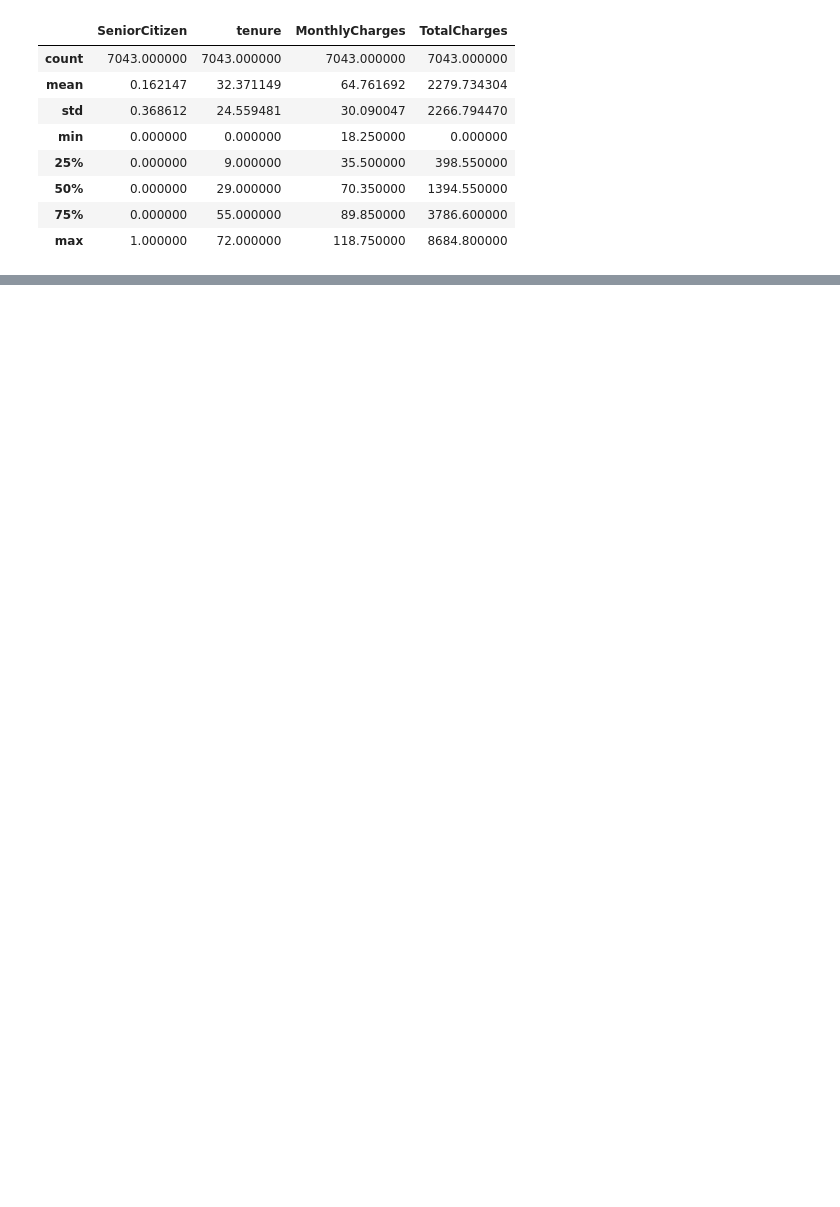
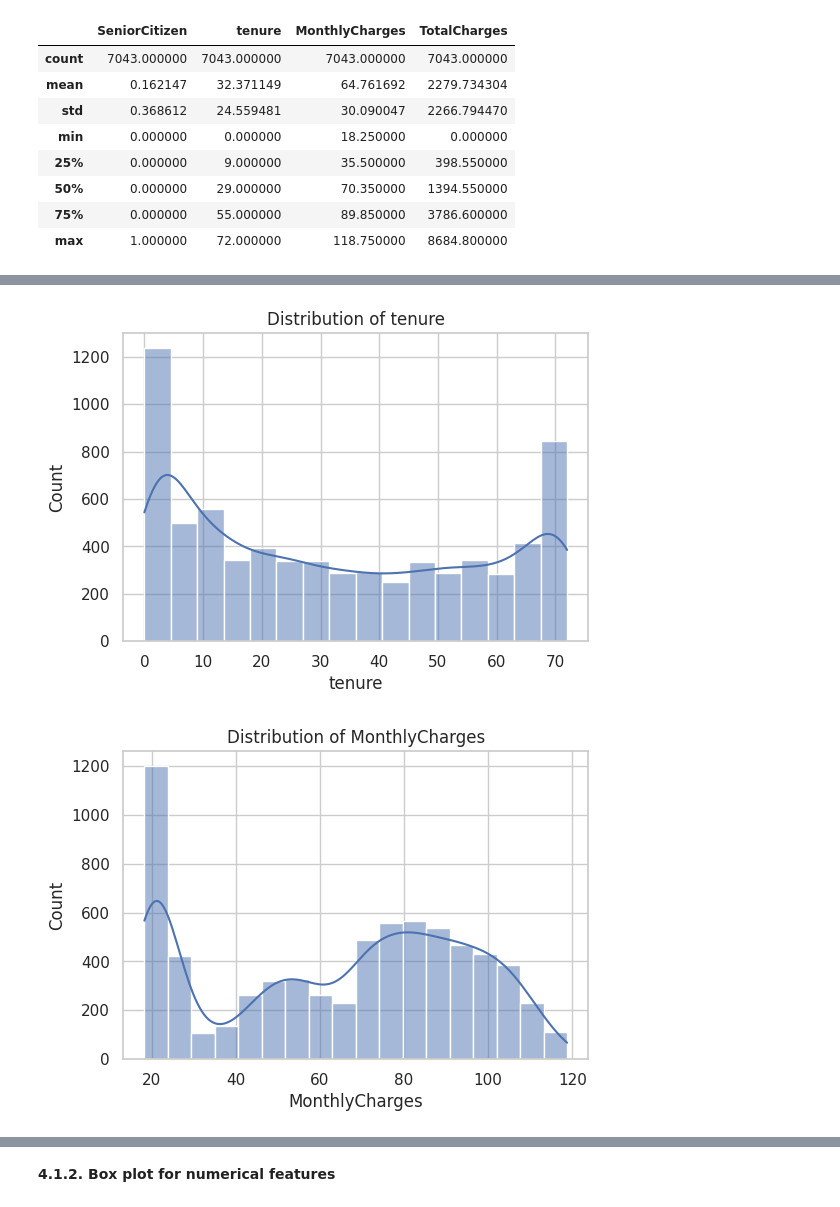
Before and after one commit to sanuli2008/Comparing-Tesla-and-GameStop-Stock-Prices-vs-Revenue-Analysis, a Jupyter notebook: 2425615.ipynb, the cells around one changed output, grey strips where cells are left out. Cells and saved outputs as stored; diff of their text form; code cells hidden in the pictures; blank space fills up the shorter version.

Commit message:
feat: Add script for initial EDA of user data

```diff
--- a/2425615.ipynb
+++ b/2425615.ipynb
@@ -222,6 +235,0 @@ Countplot for categorical columns
-# %%
-for col in object_cols:
-  plt.figure(figsize=(5,3))
-  sns.countplot(x=df[col])
-  plt.title(f"Count plot for {col}")
-  plt.show()
@@ -268,23 +235,0 @@ Index(['gender', 'Partner', 'Dependents', 'PhoneService', 'MultipleLines',
-# %%
-#initialize a dictionay to save the encoders
-encoders = {} #Keeps each column’s encoder organized and retrievable by name
-
-#apply label encoding and store the encoders
-for column in object_columns:
-  label_encoder = LabelEncoder()
-  df[column] = label_encoder.fit_transform(df[column])
-  encoders[column] = label_encoder
-
-#save the encoder to a pickle file
-with open("encoders.pkl","wb") as f:
-  pickle.dump(encoders, f)
-
-#apply label encoding and store the encoders
-for column in object_columns:
-  label_encoder = LabelEncoder()
-  df[column] = label_encoder.fit_transform(df[column])
-  encoders[column] = label_encoder
-
-#save the encoder to a pickle file
-with open("encoders.pkl","wb") as f: #Ensures you can reuse the exact encoders later (for predictions, deployment, etc.) for test
-  pickle.dump(encoders, f)
@@ -290,0 +248,11 @@ with open("encoders.pkl","wb") as f: #Ensures you can reuse the exact encoders l
+# %%
+num_cols = ["tenure", "MonthlyCharges", "TotalCharges"]
+
+for col in num_cols:
+    plt.figure(figsize=(6,4))
+    sns.histplot(df_clean[col], kde=True)
+    plt.title(f"Distribution of {col}")
+    plt.show()
+# %% [output]
+[figure, added]
+[figure, added]
@@ -290,0 +260,2 @@ with open("encoders.pkl","wb") as f: #Ensures you can reuse the exact encoders l
+# %% [markdown]
+**4.1.2. Box plot for numerical features**
```
Also changed, not shown: parts of 136 cells of this notebook.
